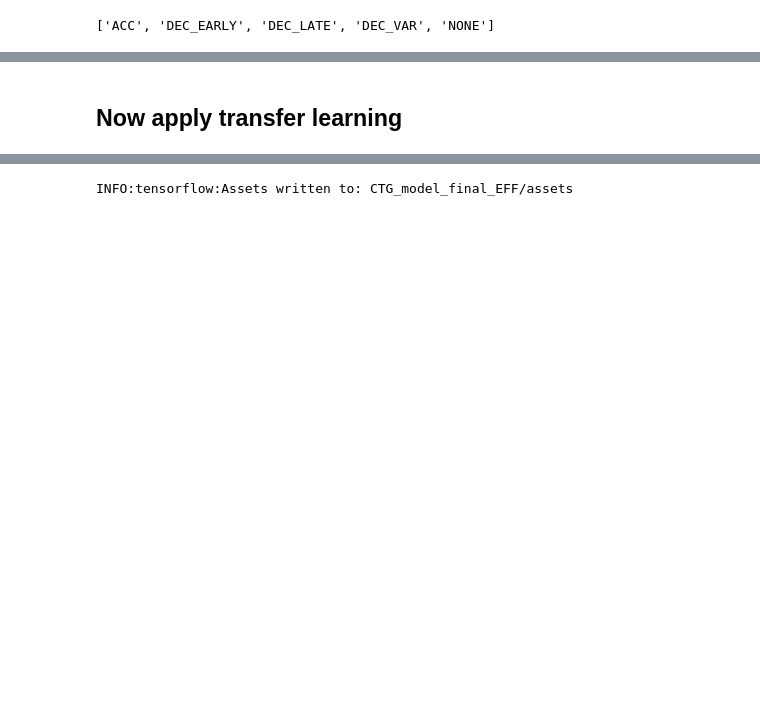
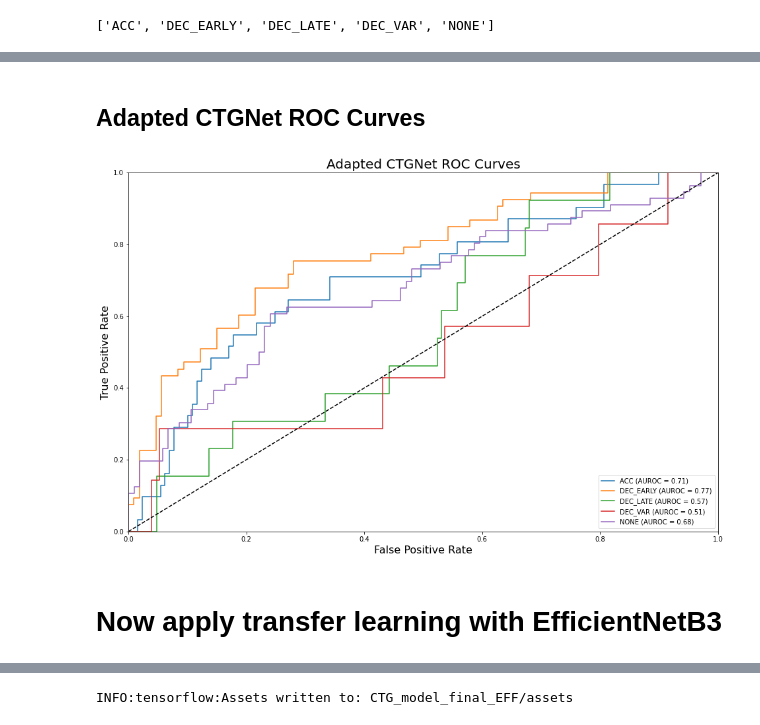
Before and after one commit to verboutsm/uva_capstone_F21_fhr_detection, a Jupyter notebook: common/ipynb_tests/FINAL_CTG_noCrossValidation.ipynb, the cells around one changed output, grey strips where cells are left out. Cells and saved outputs as stored; diff of their text form; code cells hidden in the pictures; blank space fills up the shorter version.

```diff
--- a/common/ipynb_tests/FINAL_CTG_noCrossValidation.ipynb
+++ b/common/ipynb_tests/FINAL_CTG_noCrossValidation.ipynb
@@ -511,5 +520,43 @@ Confusion matrix:
+# %% [markdown]
+## Adapted CTGNet ROC Curves
+# %%
+y_true = label_binarize(y_true, classes=[0,1,2,3,4])
+n_classes = y_true.shape[1]
+y_score = predictions
+
+# Compute ROC curve and ROC area for each class
+fpr = dict()
+tpr = dict()
+roc_auc = dict()
+for i in range(n_classes):
+    fpr[i], tpr[i], _ = roc_curve(y_true[:, i], y_score[:,i])
+    roc_auc[i] = auc(fpr[i], tpr[i])
+
+# convert the dictionary keys into more readable format for nicer legend
+convert_to_names = {0:'ACC', 1:'DEC_EARLY', 2:'DEC_LATE', 3:'DEC_VAR', 4:'NONE'}
+fpr = {convert_to_names[k]:fpr[k] for k in fpr}
+tpr = {convert_to_names[k]:tpr[k] for k in tpr}
+roc_auc = {convert_to_names[k]:roc_auc[k] for k in roc_auc}
+
+# Plot ROC curve
+plt.figure(figsize=(16,10))
+
+for i in roc_auc.keys():
+    plt.plot(fpr[i], tpr[i], label='{0} (AUROC = {1:0.2f})'''.format(i, roc_auc[i]))
+
+
+plt.plot([0, 1], [0, 1], 'k--')
+plt.xlim([0.0, 1.0])
+plt.ylim([0.0, 1.0])
+plt.xlabel('False Positive Rate', fontsize=16)
+plt.ylabel('True Positive Rate', fontsize=16)
+plt.title('Adapted CTGNet ROC Curves', fontsize=20)
+plt.legend(loc="lower right")
+plt.show()
+# %% [output]
+[figure, added]
 # %% [markdown]
-## Now apply transfer learning
+# Now apply transfer learning with EfficientNetB3
 # %%
 # now apply transfer learning
 def build_model_transfer(model_base, img_size=None, trainable_layers=15):
```
Also changed, not shown: parts of 70 cells of this notebook, 1 other file.
